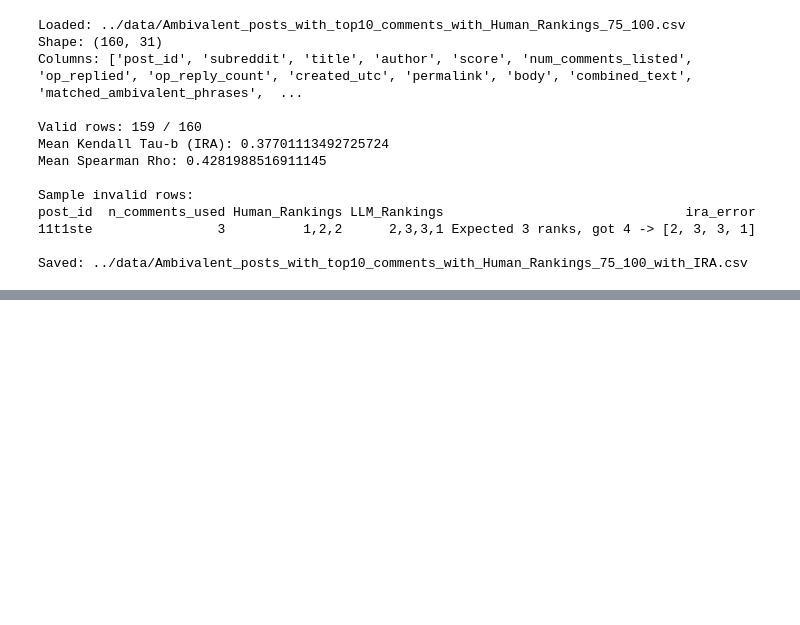
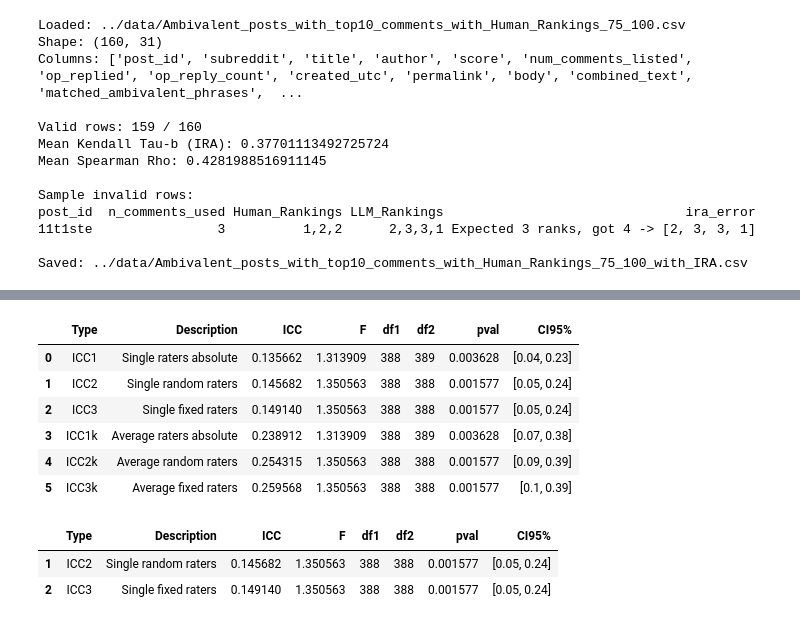
Before and after one commit to Sanjeev2601/ambivalent-stories, a Jupyter notebook: jupyter-notebooks/Ranking.ipynb, the cells around one changed output, grey strips where cells are left out. Saved outputs shown, nothing was run; the diff lists cells and outputs as text; code cells hidden in the pictures; blank space fills up the shorter version.

```diff
--- a/jupyter-notebooks/Ranking.ipynb
+++ b/jupyter-notebooks/Ranking.ipynb
@@ -834,0 +901,28 @@ Saved: ../data/Ambivalent_posts_with_top10_comments_with_Human_Rankings_75_100_w
+# %%
+use = df_out.dropna(subset=["post_id", "Human_Rankings", "LLM_Rankings", "n_used_for_ira"]).copy()
+
+rows = []
+bad_rows = 0
+
+for _, r in use.iterrows():
+    pid = str(r["post_id"])
+    n = int(float(r["n_used_for_ira"]))  # robust if stored as 3.0
+
+    try:
+        hr = parse_rank_vector(r["Human_Rankings"], n)
+        lr = parse_rank_vector(r["LLM_Rankings"], n)
+    except Exception:
+        bad_rows += 1
+        continue
+
+    for item in range(1, n + 1):
+        target = f"{pid}_resp{item}"
+        rows.append({"target": target, "rater": "human", "rating": rank_norm(hr[item], n)})
+        rows.append({"target": target, "rater": "llm",   "rating": rank_norm(lr[item], n)})
+
+long_df = pd.DataFrame(rows, columns=["target", "rater", "rating"])
+
+print("Rows used:", len(use))
+print("Skipped rows (parse issues):", bad_rows)
+print("long_df shape:", long_df.shape)
+long_df.head(10)
@@ -834,0 +944,23 @@ Saved: ../data/Ambivalent_posts_with_top10_comments_with_Human_Rankings_75_100_w
+# %%
+icc_tbl = pg.intraclass_corr(
+    data=long_df,
+    targets="target",
+    raters="rater",
+    ratings="rating"
+)
+
+icc_tbl
+# %% [output]
+|  | Type | Description | ICC | F | df1 | df2 | pval | CI95% |
+| 0 | ICC1 | Single raters absolute | 0.135662 | 1.313909 | 388 | 389 | 0.003628 | [0.04, 0.23] |
+| 1 | ICC2 | Single random raters | 0.145682 | 1.350563 | 388 | 388 | 0.001577 | [0.05, 0.24] |
+| 2 | ICC3 | Single fixed raters | 0.149140 | 1.350563 | 388 | 388 | 0.001577 | [0.05, 0.24] |
+| 3 | ICC1k | Average raters absolute | 0.238912 | 1.313909 | 388 | 389 | 0.003628 | [0.07, 0.38] |
+| 4 | ICC2k | Average random raters | 0.254315 | 1.350563 | 388 | 388 | 0.001577 | [0.09, 0.39] |
+| 5 | ICC3k | Average fixed raters | 0.259568 | 1.350563 | 388 | 388 | 0.001577 | [0.1, 0.39] |
+# %%
+icc_tbl[icc_tbl["Type"].isin(["ICC2", "ICC3"])]
+# %% [output]
+|  | Type | Description | ICC | F | df1 | df2 | pval | CI95% |
+| 1 | ICC2 | Single random raters | 0.145682 | 1.350563 | 388 | 388 | 0.001577 | [0.05, 0.24] |
+| 2 | ICC3 | Single fixed raters | 0.149140 | 1.350563 | 388 | 388 | 0.001577 | [0.05, 0.24] |
```
Also changed, not shown: parts of 11 cells of this notebook.
